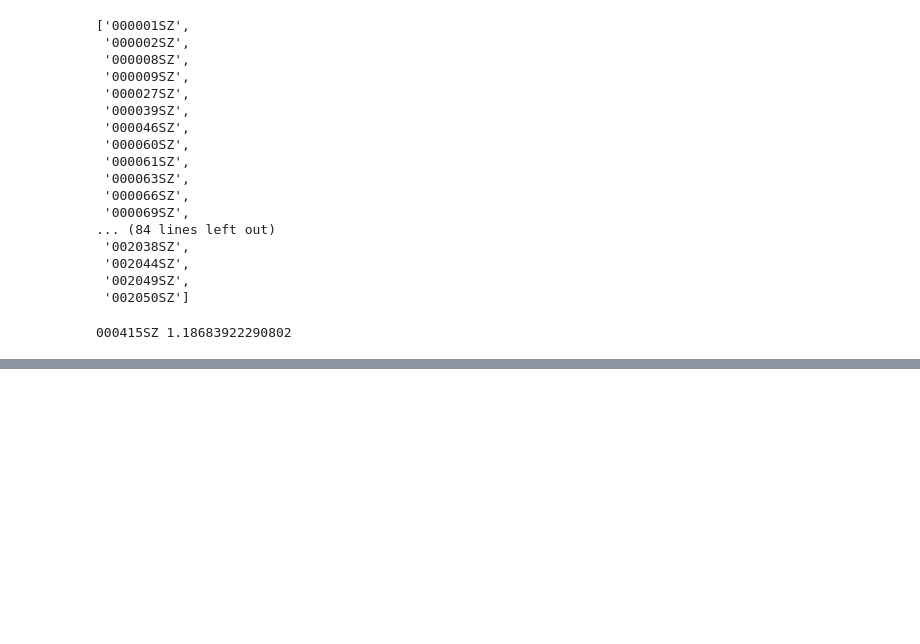
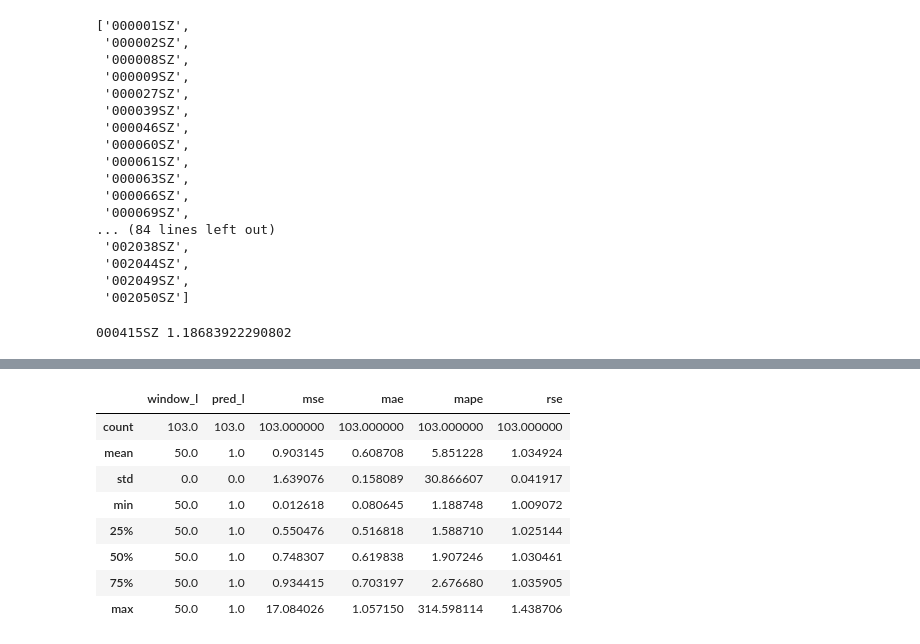
Before and after one commit to vincent05r/Stock_models_transformer, a Jupyter notebook: result_visualization.ipynb, the cells around one changed output, grey strips where cells are left out. Cells and saved outputs as stored; diff of their text form; code cells hidden in the pictures; blank space fills up the shorter version.

```diff
--- a/result_visualization.ipynb
+++ b/result_visualization.ipynb
@@ -150,3 +180,20 @@ for metric in ['mse', 'mae', 'mape', 'rse']:
+# %%
+#display a matching summary statistics
+window_l_t = 50
+pred_l_t = 1
+
+t = raw_df[ (raw_df['window_l'] == window_l_t ) & (raw_df['pred_l'] == pred_l_t) ]
+t.describe()
+# %% [output]
+|  | window_l | pred_l | mse | mae | mape | rse |
+| count | 103.0 | 103.0 | 103.000000 | 103.000000 | 103.000000 | 103.000000 |
+| mean | 50.0 | 1.0 | 0.903145 | 0.608708 | 5.851228 | 1.034924 |
+| std | 0.0 | 0.0 | 1.639076 | 0.158089 | 30.866607 | 0.041917 |
+| min | 50.0 | 1.0 | 0.012618 | 0.080645 | 1.188748 | 1.009072 |
+| 25% | 50.0 | 1.0 | 0.550476 | 0.516818 | 1.588710 | 1.025144 |
+| 50% | 50.0 | 1.0 | 0.748307 | 0.619838 | 1.907246 | 1.030461 |
+| 75% | 50.0 | 1.0 | 0.934415 | 0.703197 | 2.676680 | 1.035905 |
+| max | 50.0 | 1.0 | 17.084026 | 1.057150 | 314.598114 | 1.438706 |
 # %%
 #display all result of patchtst only
 display(raw_df)
```
Also changed, not shown: parts of 10 cells of this notebook, 20 other files.
